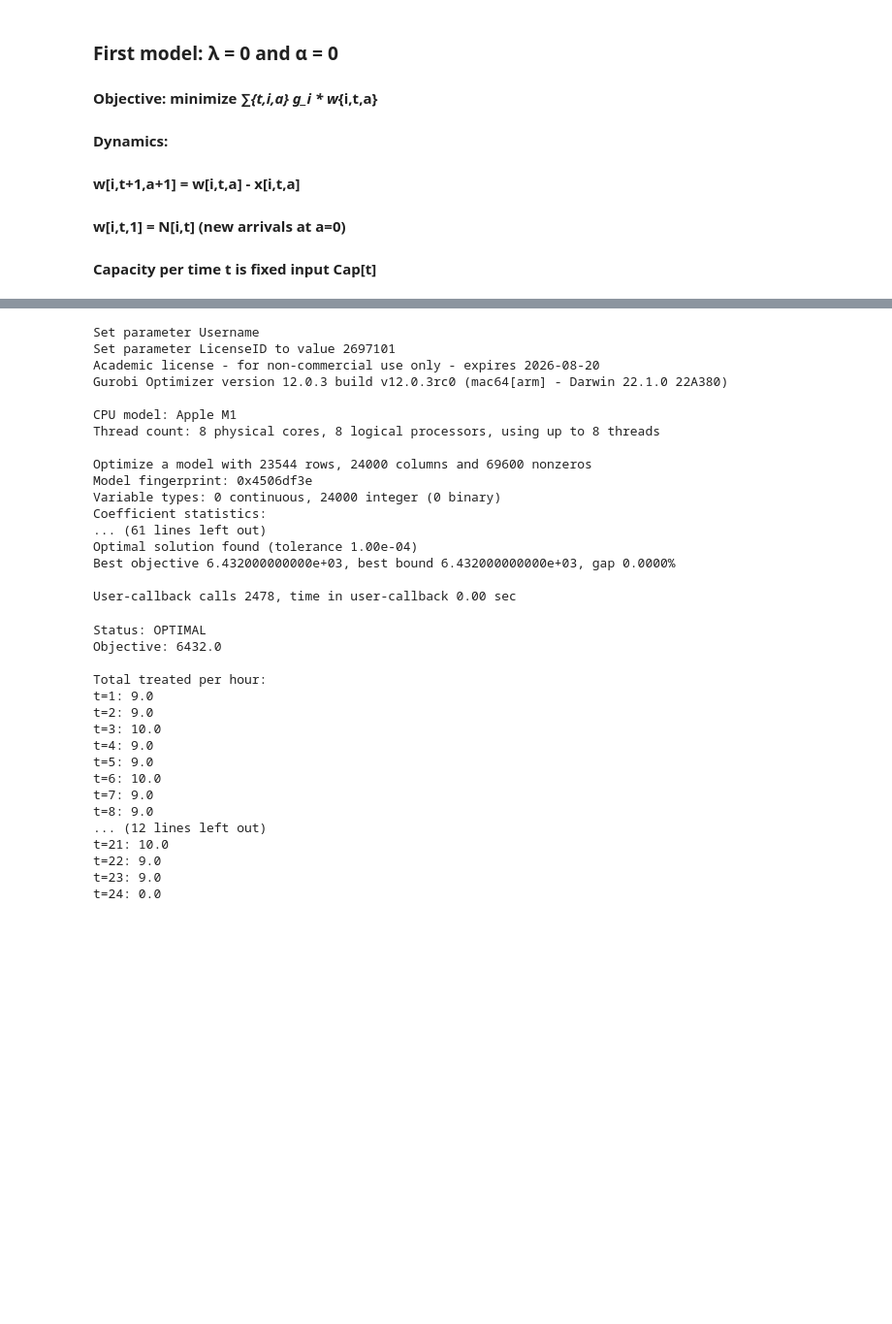
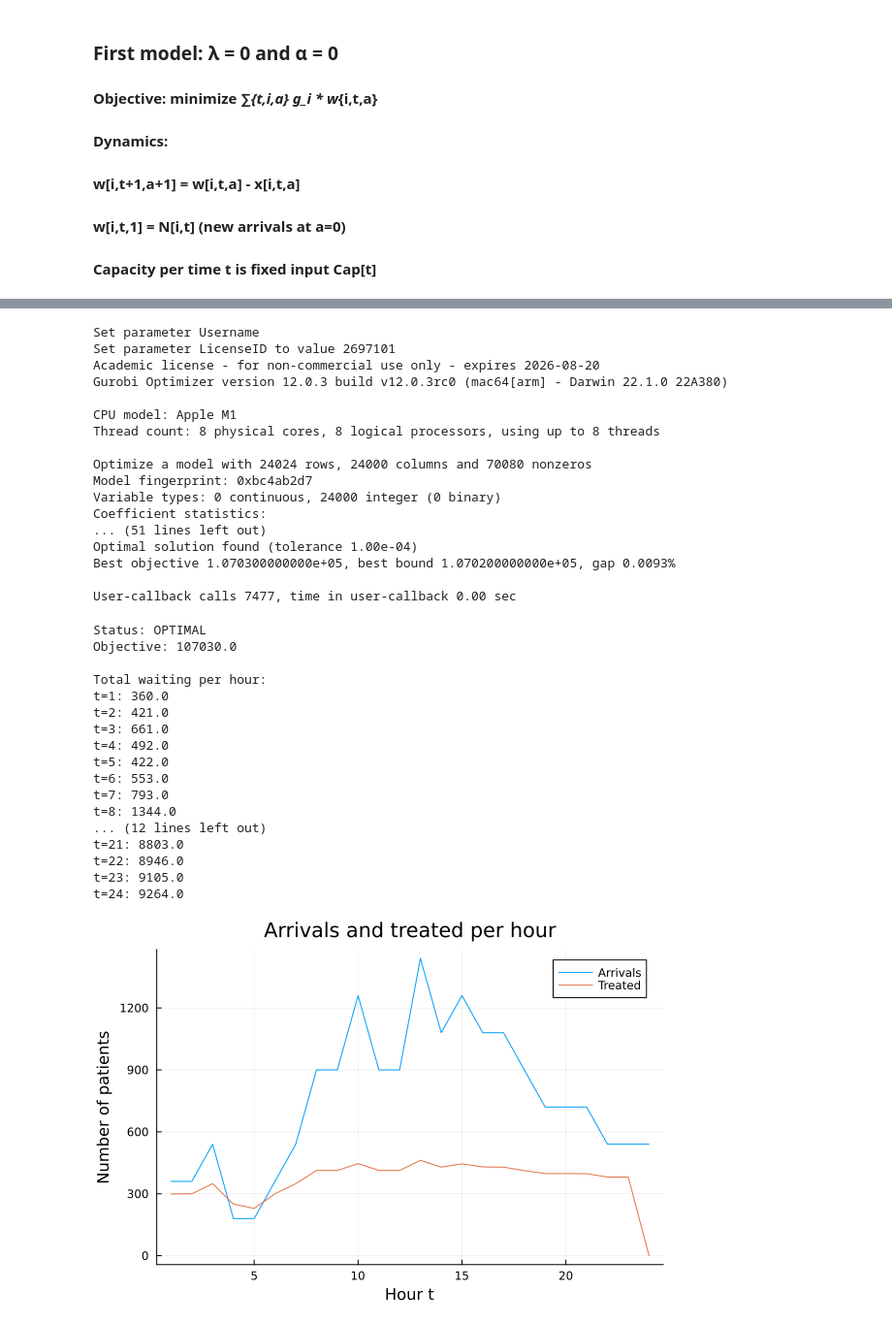
Before and after one commit to Jeremietaranto/Optimization-Emergency-Units, a Jupyter notebook: ER_model_1.ipynb, the cells around one changed output, grey strips where cells are left out. Shown at 97% size. Drawn from its saved outputs; the diff is of its cells as text; code cells hidden in the pictures; blank space fills up the shorter version.

```diff
--- a/ER_model_1.ipynb
+++ b/ER_model_1.ipynb
@@ -93,7 +112,7 @@ model = Model(Gurobi.Optimizer)
 @constraint(model, [i in I, t in 1:T], w[i,t,0] == N[(i,t)])
 
 # Optional, no initial backlog older than a = 0 at t = 1
-# @constraint(model, [i in I, a in 1:T], w[i,1,a] == 0)
+@constraint(model, [i in I, a in 1:T], w[i,1,a] == 0)
 
 # Queue dynamics, avoid out of bounds on t+1 and a+1
 @constraint(model, [i in I, t in 1:T-1, a in 0:T-1],
@@ -105,7 +124,6 @@ model = Model(Gurobi.Optimizer)
     sum(tau[i] * x[i,t,a] for i in I, a in 0:T) <= Cap[t]
 )
 
-# Objective
 @objective(model, Min, sum(g[i] * w[i,t,a] for i in I, t in 1:T, a in 0:T))
 
 optimize!(model)
@@ -118,15 +136,15 @@ Gurobi Optimizer version 12.0.3 build v12.0.3rc0 (mac64[arm] - Darwin 22.1.0 22A
 CPU model: Apple M1
 Thread count: 8 physical cores, 8 logical processors, using up to 8 threads
 
-Optimize a model with 23544 rows, 24000 columns and 69600 nonzeros
-Model fingerprint: 0x4506df3e
+Optimize a model with 24024 rows, 24000 columns and 70080 nonzeros
+Model fingerprint: 0xbc4ab2d7
 Variable types: 0 continuous, 24000 integer (0 binary)
 Coefficient statistics:
-... (61 lines left out)
+... (51 lines left out)
 Optimal solution found (tolerance 1.00e-04)
-Best objective 6.432000000000e+03, best bound 6.432000000000e+03, gap 0.0000%
+Best objective 1.070300000000e+05, best bound 1.070200000000e+05, gap 0.0093%
 
-User-callback calls 2478, time in user-callback 0.00 sec
+User-callback calls 7477, time in user-callback 0.00 sec
 # %%
 println("Status: ", termination_status(model))
 println("Objective: ", objective_value(model))
@@ -135,28 +153,52 @@ println("Objective: ", objective_value(model))
 treated_per_t = Dict(t => value(sum(x[i,t,a] for i in I, a in 0:T)) for t in 1:T)
 waiting_per_t = Dict(t => value(sum(w[i,t,a] for i in I, a in 0:T)) for t in 1:T)
 
-println("\nTotal treated per hour:")
+# println("\nTotal treated per hour:")
+# for t in 1:T
+#     println("t=$(t): ", treated_per_t[t])
+# end
+
+println("\nTotal waiting per hour:")
 for t in 1:T
-    println("t=$(t): ", round(treated_per_t[t]; digits=3))
+    println("t=$(t): ", waiting_per_t[t])
 end
 # %% [output]
 Status: OPTIMAL
-Objective: 6432.0
+Objective: 107030.0
 
-Total treated per hour:
-t=1: 9.0
-t=2: 9.0
-t=3: 10.0
-t=4: 9.0
-t=5: 9.0
-t=6: 10.0
-t=7: 9.0
-t=8: 9.0
+Total waiting per hour:
+t=1: 360.0
+t=2: 421.0
+t=3: 661.0
+t=4: 492.0
+t=5: 422.0
+t=6: 553.0
+t=7: 793.0
+t=8: 1344.0
 ... (12 lines left out)
-t=21: 10.0
-t=22: 9.0
-t=23: 9.0
-t=24: 0.0
+t=21: 8803.0
+t=22: 8946.0
+t=23: 9105.0
+t=24: 9264.0
+# %%
+using Plots
+
+# total arrivals per hour (data input)
+arrivals_per_t = [sum(N[(i,t)] for i in I) for t in 1:T]
+
+# total treated per hour (model output)
+treated_per_t  = [sum(value(x[i,t,a]) for i in I, a in 0:T) for t in 1:T]
+
+plot(1:T, arrivals_per_t,
+     label = "Arrivals",
+     xlabel = "Hour t",
+     ylabel = "Number of patients",
+     title = "Arrivals and treated per hour")
+
+plot!(1:T, treated_per_t,
+      label = "Treated")
+# %% [output]
+[figure, added]
 # %%
 using Plots
 
```
Also changed, not shown: parts of 8 cells of this notebook, 9 other files.
